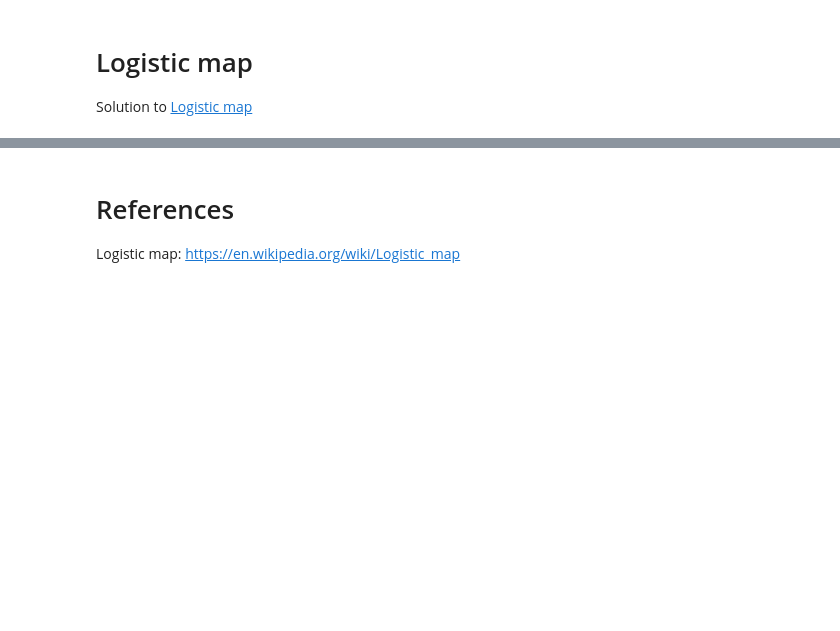
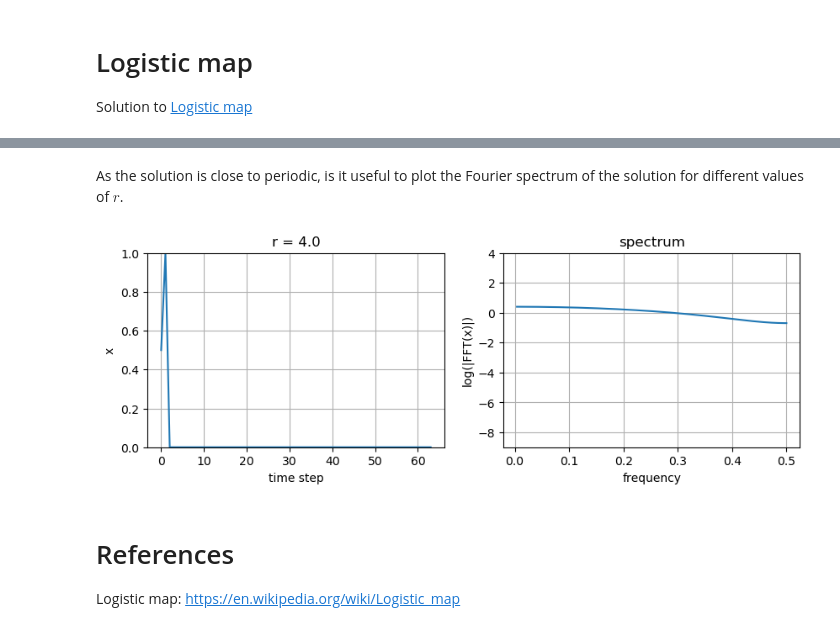
Before and after one commit to Alexander-Barth/JuliaTutorial, a Jupyter notebook: Solution/Logistic_map.ipynb, the cells around one changed output, grey strips where cells are left out. Drawn from its saved outputs; the diff is of its cells as text; code cells hidden in the pictures; blank space fills up the shorter version.

```diff
--- a/Solution/Logistic_map.ipynb
+++ b/Solution/Logistic_map.ipynb
@@ -77,3 +124,42 @@ Feigenbaum constants
+# %% [markdown]
+
+As the solution is close to periodic, is it useful to plot the Fourier spectrum of the solution for different values of $r$.
+# %%
+using FFTW
+r = 3.26
+r = 3.4
+
+x0 = 0.5
+
+fig = figure(figsize=(10,3))
+
+for r = 2:0.02:4
+   x1 = logistic_map(x0,r,1:256)
+
+   subplot(1,2,1);
+   plot(x1[1:64])
+   xlabel("time step")
+   ylabel("x")
+   title("r = $r")
+   ylim(0,1)
+   grid("on")
+
+   subplot(1,2,2);
+   frequency = (1:(length(x1)÷2)) ./ length(x1)
+   plot(frequency,log.(abs.(fft(x1)[2:(end÷2+1)]))  )
+   grid("on")
+   xlabel("frequency")
+   ylabel("log(|FFT(x)|)")
+   ylim(-9,4)
+   title("spectrum")
+
+    #sleep(0.1)
+   IJulia.clear_output(true)
+   display(fig)
+   clf()
+end
+# %% [output]
+[figure, added]
 # %% [markdown]
 # References
 
```
Also changed, not shown: parts of 20 cells of this notebook.
